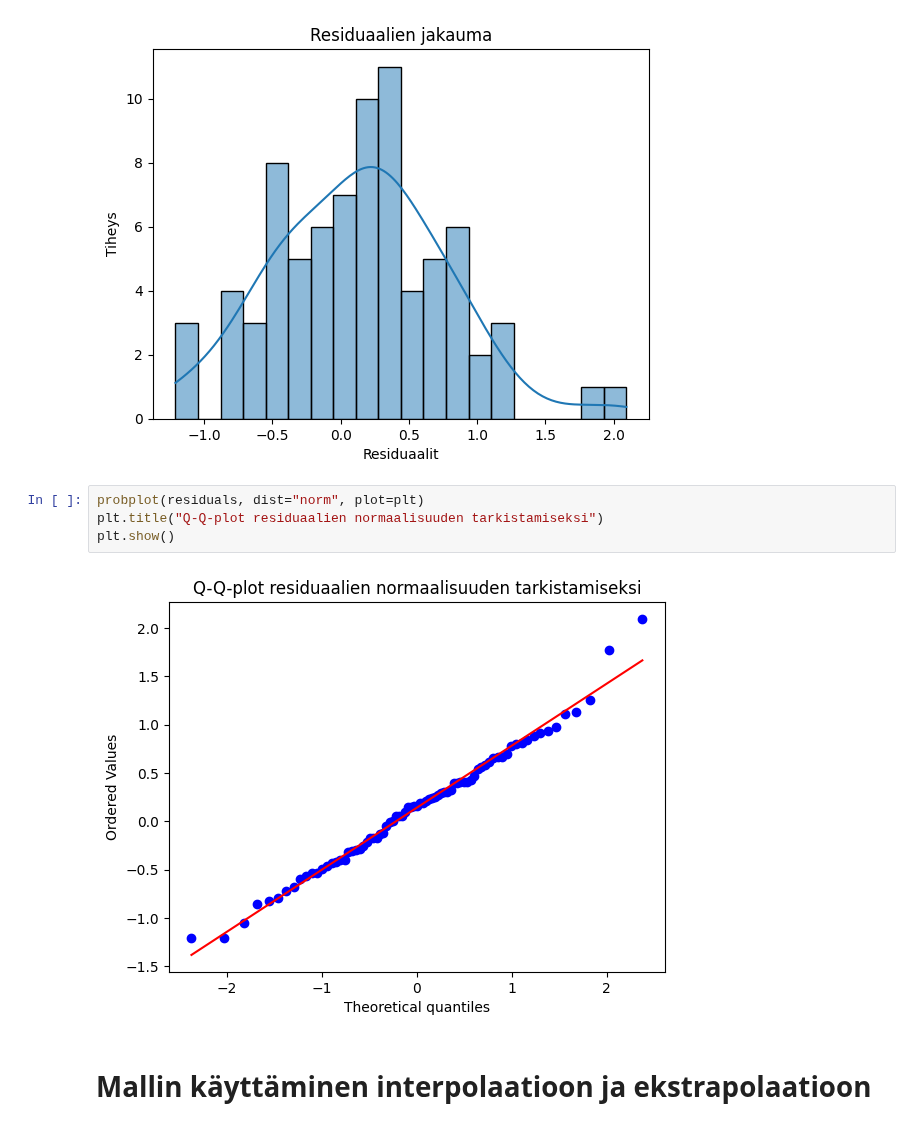
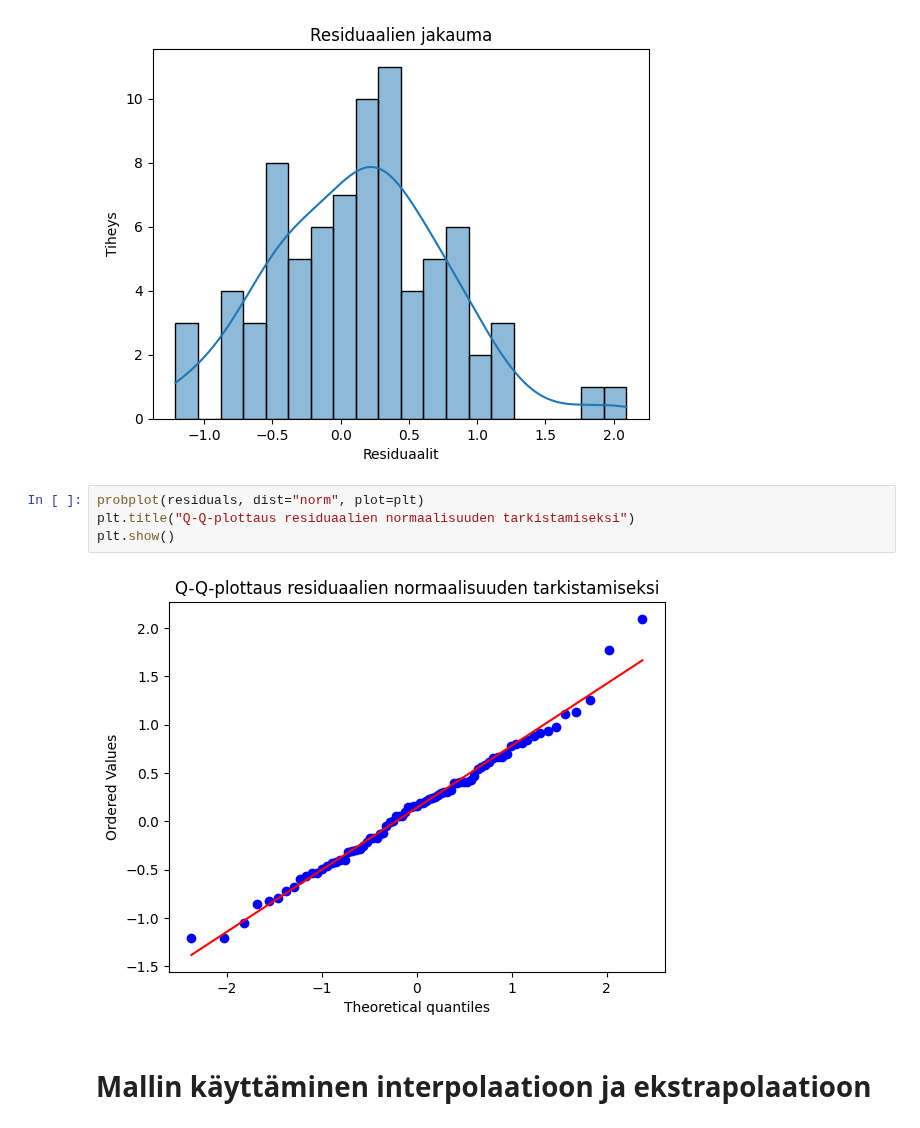
Before and after one commit to jemlau/PredictiveAnalyticsWithPython, a Jupyter notebook: Topic4/LinearRegression_for_AutoMPG_Pullasorsat.ipynb, the cells around one changed output. Drawn from its saved outputs; the diff is of its cells as text.

```diff
--- a/Topic4/LinearRegression_for_AutoMPG_Pullasorsat.ipynb
+++ b/Topic4/LinearRegression_for_AutoMPG_Pullasorsat.ipynb
@@ -153,10 +166,10 @@ plt.show()
 [figure]
 # %%
 probplot(residuals, dist="norm", plot=plt)
-plt.title("Q-Q-plot residuaalien normaalisuuden tarkistamiseksi")
+plt.title("Q-Q-plottaus residuaalien normaalisuuden tarkistamiseksi")
 plt.show()
 # %% [output]
-[figure, old version]
+[figure, new version]
 # %% [markdown]
 # Mallin käyttäminen interpolaatioon ja ekstrapolaatioon
 # %%
```
Also changed, not shown: parts of 1 cell of this notebook, 1 other file.
